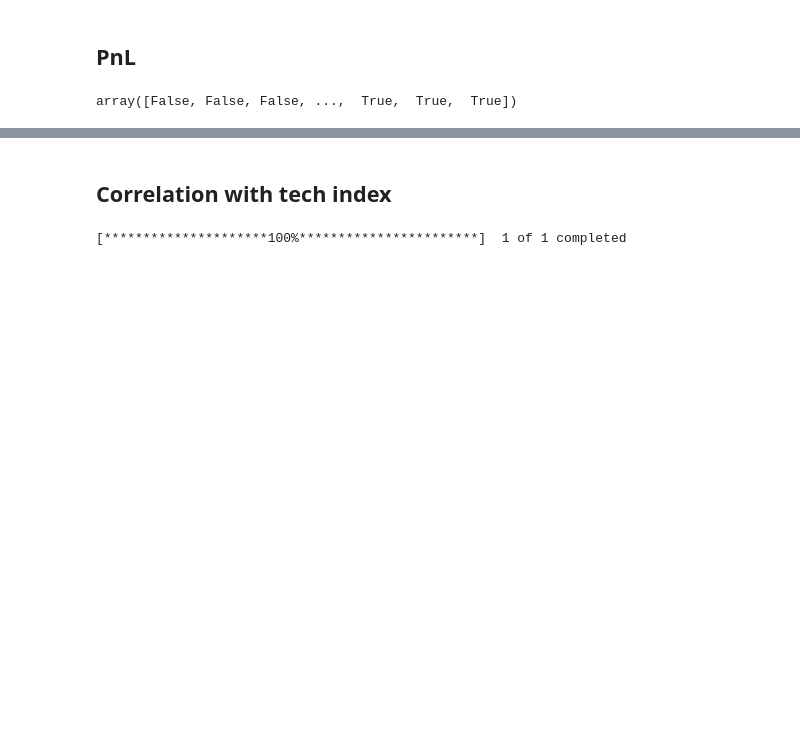
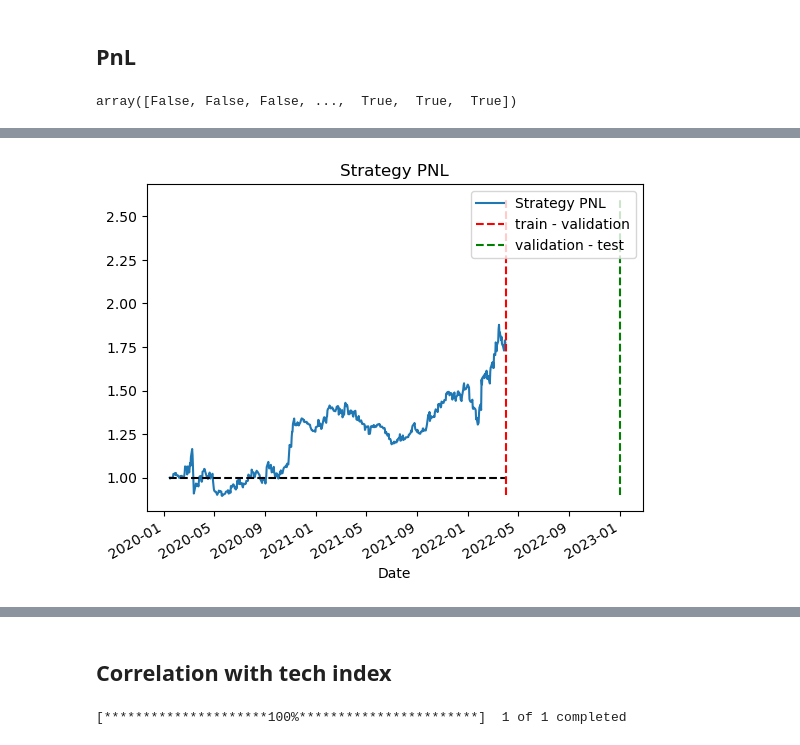
Before and after one commit to sabrinasartori/itau-quant-challenge, a Jupyter notebook: notebooks/lstm/02-lstm_sentiment.ipynb, the cells around one changed output, grey strips where cells are left out. Cells and saved outputs as stored; diff of their text form; code cells hidden in the pictures; blank space fills up the shorter version.

```diff
--- a/notebooks/lstm/02-lstm_sentiment.ipynb
+++ b/notebooks/lstm/02-lstm_sentiment.ipynb
@@ -624,3 +677,43 @@ s[0:3]
+# %%
+plt.title("Strategy PNL")
+
+pnl_total\
+    .add(1)\
+    .cumprod()\
+    .plot(
+        label = "Strategy PNL"
+    )
+
+plt.hlines(
+    y = 1,
+    xmin= pnl_total.index[0],
+    xmax = pnl_total.index[-1],
+    colors= "black",
+    linestyles= "dashed"
+)
+
+plt.vlines(
+    x = pd.to_datetime("2022-04"),
+    ymin = 0.9,
+    ymax = 2.6,
+    colors= "red",
+    linestyles= "dashed",
+    label = "train - validation"
+)
+
+plt.vlines(
+    x = pd.to_datetime('2023-01'),
+    ymin = 0.9,
+    ymax = 2.6,
+    colors= "green",
+    linestyles= "dashed",
+    label = "validation - test"
+)
+
+plt.legend()
+plt.savefig(f"img/strategy_{period}.png", bbox_inches = "tight")
+# %% [output]
+[figure, added]
 # %%
 (pnl_total.mean())/pnl_total.std() * np.sqrt(252)
 # %% [output]
```
Also changed, not shown: parts of 37 cells of this notebook.
